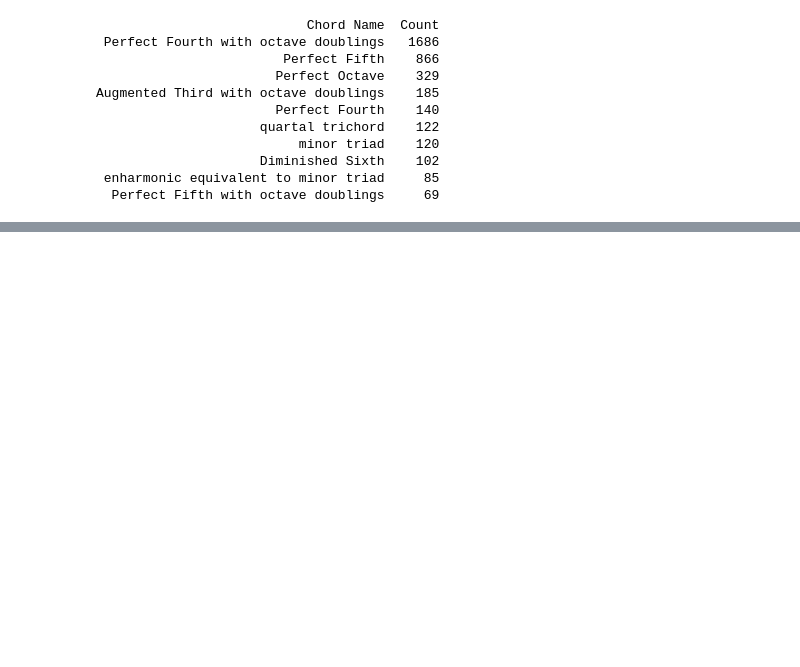
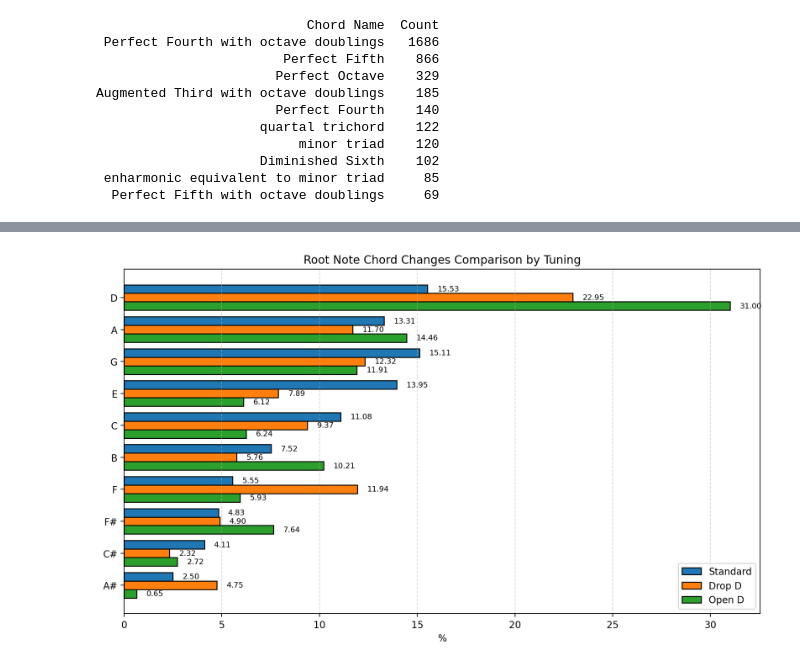
Before and after one commit to arhanv/ug-dataset, a Jupyter notebook: notebooks/chord-music21-analysis.ipynb, the cells around one changed output, grey strips where cells are left out. Saved outputs shown, nothing was run; the diff lists cells and outputs as text; code cells hidden in the pictures; blank space fills up the shorter version.

```diff
--- a/notebooks/chord-music21-analysis.ipynb
+++ b/notebooks/chord-music21-analysis.ipynb
@@ -189,0 +479,10 @@ Augmented Third with octave doublings    185
+# %%
+root_changes_dict = {
+    "Standard": get_root_chord_changes(tuning_parts_dict["Standard"]),
+    "Drop D": get_root_chord_changes(tuning_parts_dict["Drop D"]),
+    "Open D": get_root_chord_changes(tuning_parts_dict["Open D"])
+}
+
+plot_root_changes_comparison_single_figure(root_changes_dict, topn=10)
+# %% [output]
+[figure, added]
```
Also changed, not shown: parts of 14 cells of this notebook.
